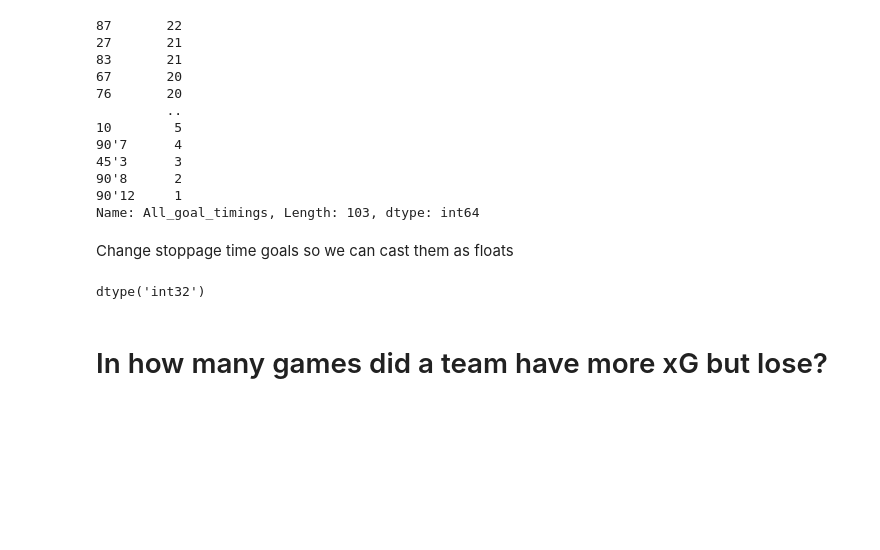
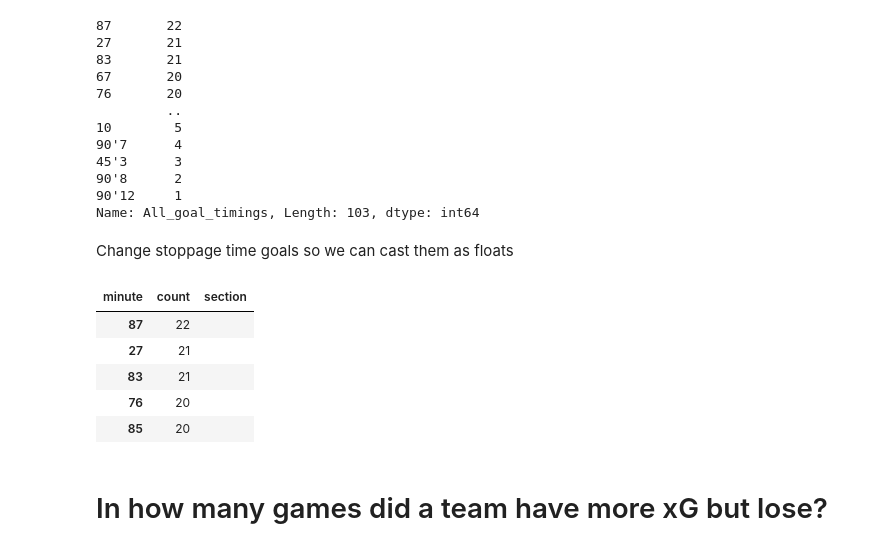
Before and after one commit to dkeyer/English-_Championship_2021, a Jupyter notebook: English_Champ_2021_EDA.ipynb, the cells around one changed output. Saved outputs shown, nothing was run; the diff lists cells and outputs as text; code cells hidden in the pictures; blank space fills up the shorter version.

Commit message:
timings

```diff
--- a/English_Champ_2021_EDA.ipynb
+++ b/English_Champ_2021_EDA.ipynb
@@ -416,10 +416,22 @@ goal_timings = goal_timings.replace(to_replace="45'2", value = "111")
 goal_timings = goal_timings.replace(to_replace="45'3", value = "112")
 goal_timings = goal_timings.replace(to_replace="45'4", value = "113")
 # %%
-goal_timings = goal_timings['All_goal_timings'].astype('int')
+goal_timings['All_goal_timings'] = goal_timings['All_goal_timings'].astype('int')
-# %%
-goal_timings.dtypes
-# %% [output]
-dtype('int32')
+# %%
+timing_totals = goal_timings['All_goal_timings'].value_counts()
+timing_totals = pd.DataFrame(timing_totals)
+# %%
+timing_totals = timing_totals.rename_axis("minute", axis="columns")
+timing_totals = timing_totals.rename(columns={"All_goal_timings":"count"})
+# %%
+timing_totals['section'] = ""
+timing_totals.head()
+# %% [output]
+| minute | count | section |
+| 87 | 22 |  |
+| 27 | 21 |  |
+| 83 | 21 |  |
+| 76 | 20 |  |
+| 85 | 20 |  |
 # %% [markdown]
 # In how many games did a team have more xG but lose?
```
